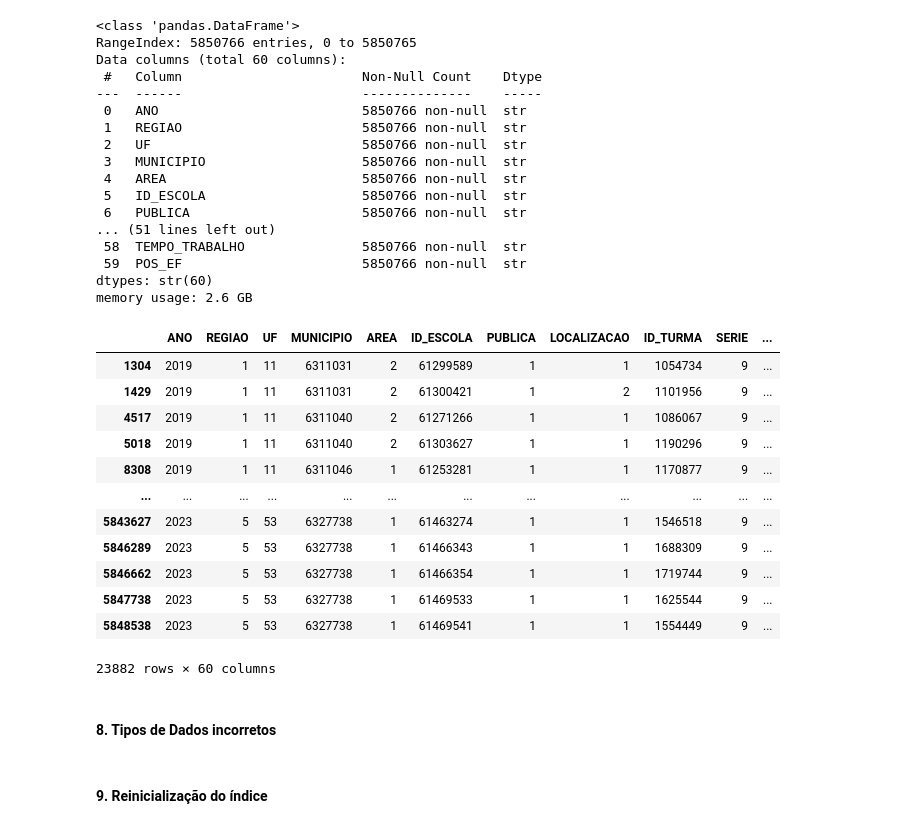
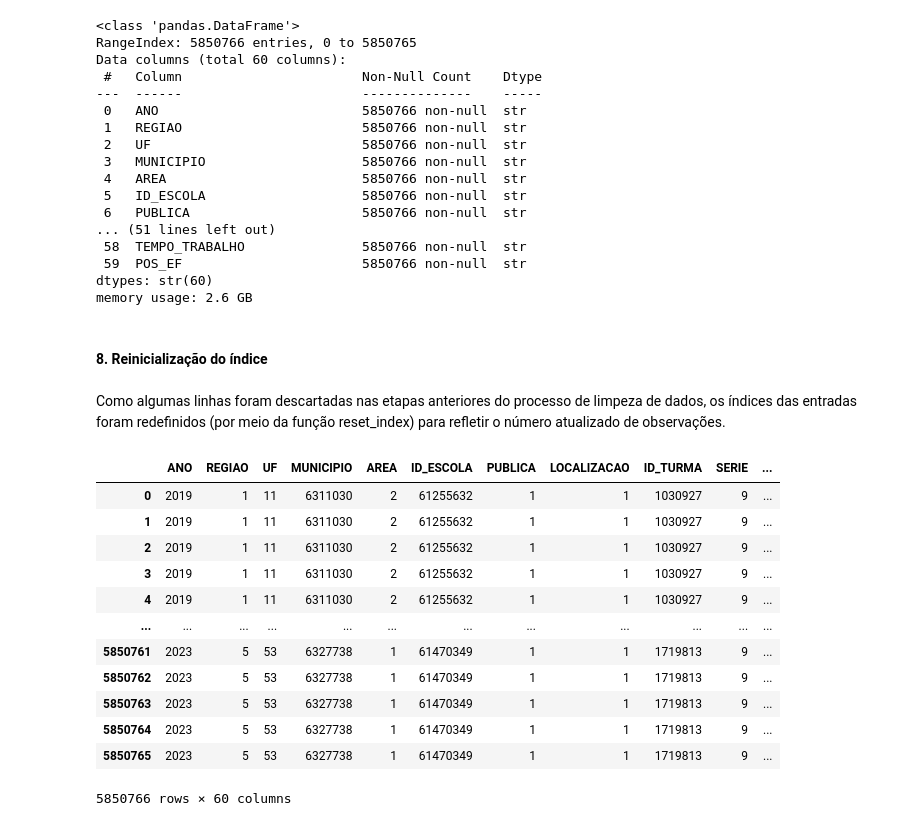
Before and after one commit to emilly788/TCC, a Jupyter notebook: 2. Pré-processamento.ipynb, the cells around one changed output. Drawn from its saved outputs; the diff is of its cells as text; code cells hidden in the pictures.

```diff
--- a/2. Pré-processamento.ipynb
+++ b/2. Pré-processamento.ipynb
@@ -465,3 +1168,39 @@ df_2023_red = df_2023_red.reindex(columns=colunas_padrao)
+# %%
+padrao_pos = [
+    "Somente estudar",
+    "Somente trabalhar",
+    "Estudar e trabalhar",
+    "Não sabe"
+]
+mapa_2019 = {
+    "A": "Somente estudar",
+    "B": "Somente trabalhar",
+    "C": "Estudar e trabalhar",
+    "D": "Não sabe"
+}
+mapa_2021 = {
+    "A": "Somente estudar",
+    "B": "Somente trabalhar",
+    "C": "Estudar e trabalhar",
+    "D": "Não sabe"
+}
+mapa_2023 = {
+    "A": "Somente estudar",
+    "B": "Somente trabalhar",
+    "C": "Estudar e trabalhar",
+    "D": "Não sabe"
+}
+mapa_missing = {
+    "*": np.nan,
+    ".": np.nan
+}
+
+df_2019_red["POS_EF"] = df_2019_red["POS_EF"].replace(mapa_2019)
+df_2021_red["POS_EF"] = df_2021_red["POS_EF"].replace(mapa_2021)
+df_2023_red["POS_EF"] = df_2023_red["POS_EF"].replace(mapa_2023)
+df_2019_red["POS_EF"] = df_2019_red["POS_EF"].replace(mapa_missing)
+df_2021_red["POS_EF"] = df_2021_red["POS_EF"].replace(mapa_missing)
+df_2023_red["POS_EF"] = df_2023_red["POS_EF"].replace(mapa_missing)
 # %% [markdown]
 #### 4. Unificação das bases dos diferentes anos
 Realizar a união de bases de dados em uma análise multianual é fundamental para garantir uma visão mais completa, consistente e comparável ao longo do tempo. Isso permite unir as informações dos diferentes anos em uma única estrutura, facilitando sua exploração.
@@ -628,22 +1433,25 @@ Data columns (total 60 columns):
 dtypes: str(60)
 memory usage: 2.6 GB
 # %%
-df_unif.query('PESO != PESO')
+#df_unif.query('PESO != PESO')
-# %% [output]
-|  | ANO | REGIAO | UF | MUNICIPIO | AREA | ID_ESCOLA | PUBLICA | LOCALIZACAO | ID_TURMA | SERIE | ... |
-| 1304 | 2019 | 1 | 11 | 6311031 | 2 | 61299589 | 1 | 1 | 1054734 | 9 | ... |
-| 1429 | 2019 | 1 | 11 | 6311031 | 2 | 61300421 | 1 | 2 | 1101956 | 9 | ... |
-| 4517 | 2019 | 1 | 11 | 6311040 | 2 | 61271266 | 1 | 1 | 1086067 | 9 | ... |
-| 5018 | 2019 | 1 | 11 | 6311040 | 2 | 61303627 | 1 | 1 | 1190296 | 9 | ... |
-| 8308 | 2019 | 1 | 11 | 6311046 | 1 | 61253281 | 1 | 1 | 1170877 | 9 | ... |
-| ... | ... | ... | ... | ... | ... | ... | ... | ... | ... | ... | ... |
-| 5843627 | 2023 | 5 | 53 | 6327738 | 1 | 61463274 | 1 | 1 | 1546518 | 9 | ... |
-| 5846289 | 2023 | 5 | 53 | 6327738 | 1 | 61466343 | 1 | 1 | 1688309 | 9 | ... |
-| 5846662 | 2023 | 5 | 53 | 6327738 | 1 | 61466354 | 1 | 1 | 1719744 | 9 | ... |
-| 5847738 | 2023 | 5 | 53 | 6327738 | 1 | 61469533 | 1 | 1 | 1625544 | 9 | ... |
-| 5848538 | 2023 | 5 | 53 | 6327738 | 1 | 61469541 | 1 | 1 | 1554449 | 9 | ... |
-23882 rows × 60 columns
-# %% [markdown]
-#### 8. Tipos de Dados incorretos
 # %% [markdown]
-#### 9. Reinicialização do índice
+#### 8. Reinicialização do índice
+# %% [markdown]
+Como algumas linhas foram descartadas nas etapas anteriores do processo de limpeza de dados, os índices das entradas foram redefinidos (por meio da função reset_index) para refletir o número atualizado de observações.
+# %%
+df_unif = df_unif.reset_index(drop=True)
+df_unif
+# %% [output]
+|  | ANO | REGIAO | UF | MUNICIPIO | AREA | ID_ESCOLA | PUBLICA | LOCALIZACAO | ID_TURMA | SERIE | ... |
+| 0 | 2019 | 1 | 11 | 6311030 | 2 | 61255632 | 1 | 1 | 1030927 | 9 | ... |
+| 1 | 2019 | 1 | 11 | 6311030 | 2 | 61255632 | 1 | 1 | 1030927 | 9 | ... |
+| 2 | 2019 | 1 | 11 | 6311030 | 2 | 61255632 | 1 | 1 | 1030927 | 9 | ... |
+| 3 | 2019 | 1 | 11 | 6311030 | 2 | 61255632 | 1 | 1 | 1030927 | 9 | ... |
+| 4 | 2019 | 1 | 11 | 6311030 | 2 | 61255632 | 1 | 1 | 1030927 | 9 | ... |
+| ... | ... | ... | ... | ... | ... | ... | ... | ... | ... | ... | ... |
+| 5850761 | 2023 | 5 | 53 | 6327738 | 1 | 61470349 | 1 | 1 | 1719813 | 9 | ... |
+| 5850762 | 2023 | 5 | 53 | 6327738 | 1 | 61470349 | 1 | 1 | 1719813 | 9 | ... |
+| 5850763 | 2023 | 5 | 53 | 6327738 | 1 | 61470349 | 1 | 1 | 1719813 | 9 | ... |
+| 5850764 | 2023 | 5 | 53 | 6327738 | 1 | 61470349 | 1 | 1 | 1719813 | 9 | ... |
+| 5850765 | 2023 | 5 | 53 | 6327738 | 1 | 61470349 | 1 | 1 | 1719813 | 9 | ... |
+5850766 rows × 60 columns
```
Also changed, not shown: parts of 48 cells of this notebook.
